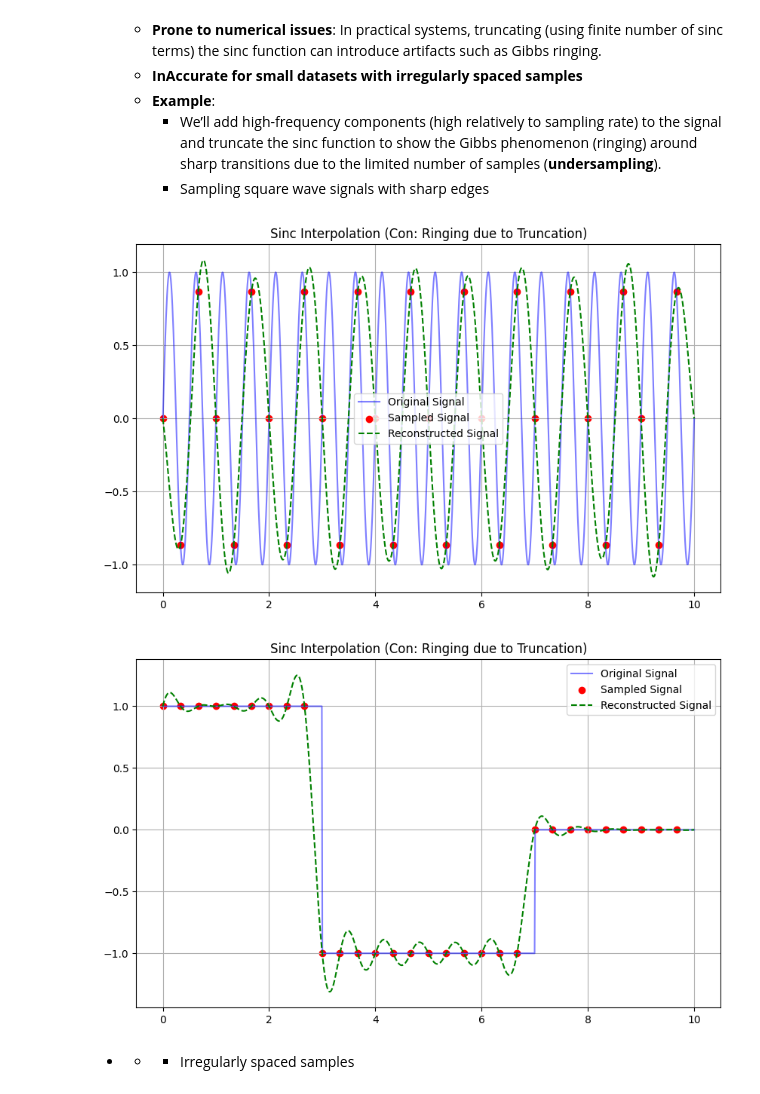
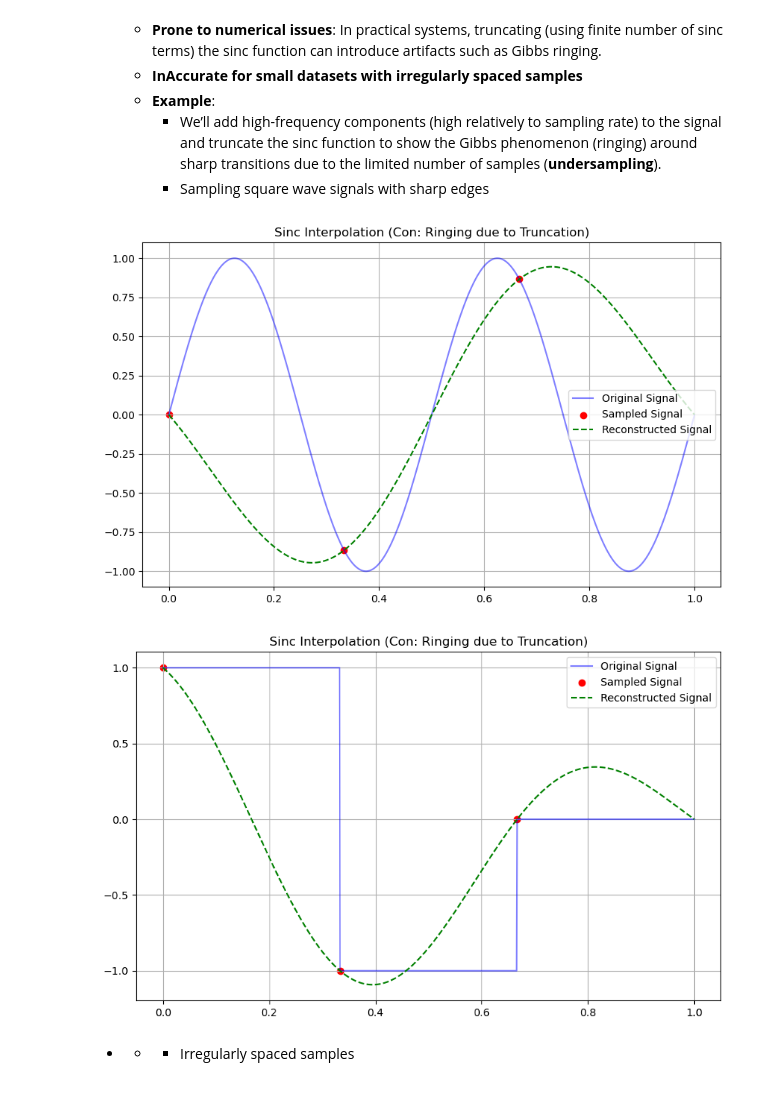
Before and after one commit to somaiaahmed/Sampling-Studio, a Jupyter notebook: signal reconstruction methods.ipynb, the cells around one changed output. Cells and saved outputs as stored; diff of their text form; code cells hidden in the pictures.

```diff
--- a/signal reconstruction methods.ipynb
+++ b/signal reconstruction methods.ipynb
@@ -7,11 +7,11 @@ from scipy.interpolate import CubicSpline, lagrange
 from scipy.signal import chirp
 
 # Generate a time axis and sample points
-t = np.linspace(0, 10, 1000)  # Continuous time axis
+t = np.linspace(0, 1, 1000)  # Continuous time axis
 sampling_t = np.linspace(0, 10, 20)  # Discrete sample times
 
 # Original low-frequency signal (0.5 Hz sine wave)
-low_freq_signal = np.sin(2 * np.pi * 0.5 * t)
+low_freq_signal = np.sin(2 * np.pi * 1 * t)
 # Original high-frequency signal (5 Hz sine wave)
 high_freq_signal = np.sin(2 * np.pi * 5 * t)
 
@@ -104,28 +104,30 @@ sinc_interp_example()
 # %%
 def sinc_interp_ringing_example():
     # Aliasing Due to Undersampling
-    t = np.linspace(0, 10, 1000)
+    t = np.linspace(0, 1, 1000)
     sampling_rate = 3  # Sample at 5 Hz (undersampling)
-    sampling_t = np.arange(0, 10, 1/sampling_rate)
+    sampling_t = np.arange(0, 1, 1/sampling_rate)
     high_freq_signal = np.sin(2 * np.pi * 2 * t)
 
     sampled_signal_high_freq = np.sin(2 * np.pi * 2 * sampling_t)  # High frequency
     reconstructed_signal_high_freq = sinc_interp(sampling_t, sampled_signal_high_freq, t)
 
     plot_signal_reconstruction(high_freq_signal, sampling_t, sampled_signal_high_freq, reconstructed_signal_high_freq,
                             "Sinc Interpolation (Con: Ringing due to Truncation)", t)
 
     # ringing phenomenon due to sharp edges
-    sampled_signal_sharp_edge = np.piecewise(sampling_t, [sampling_t < 3, (sampling_t >= 3) & (sampling_t < 7), sampling_t >= 7], [1, -1, 0])
+    sampled_signal_sharp_edge = np.piecewise(sampling_t, [sampling_t < 1/3, (sampling_t >= 1/3) & (sampling_t < 2/3), sampling_t >= 2/3], [1, -1, 0])
     reconstructed_signal_sharp_edge = sinc_interp(sampling_t, sampled_signal_sharp_edge, t)
+
+    piecewise_signal = np.piecewise(t, [t < 1/3, (t >= 1/3) & (t < 2/3), t >= 2/3], [1, -1, 0])
 
     plot_signal_reconstruction(piecewise_signal, sampling_t, sampled_signal_sharp_edge, reconstructed_signal_sharp_edge,
                             "Sinc Interpolation (Con: Ringing due to Truncation)", t)
 
 sinc_interp_ringing_example()
 # %% [output]
-[figure, old version]
+[figure, new version]
-[figure, old version]
+[figure, new version]
 # %% [markdown]
 -
     -
```
Also changed, not shown: parts of 15 cells of this notebook.
